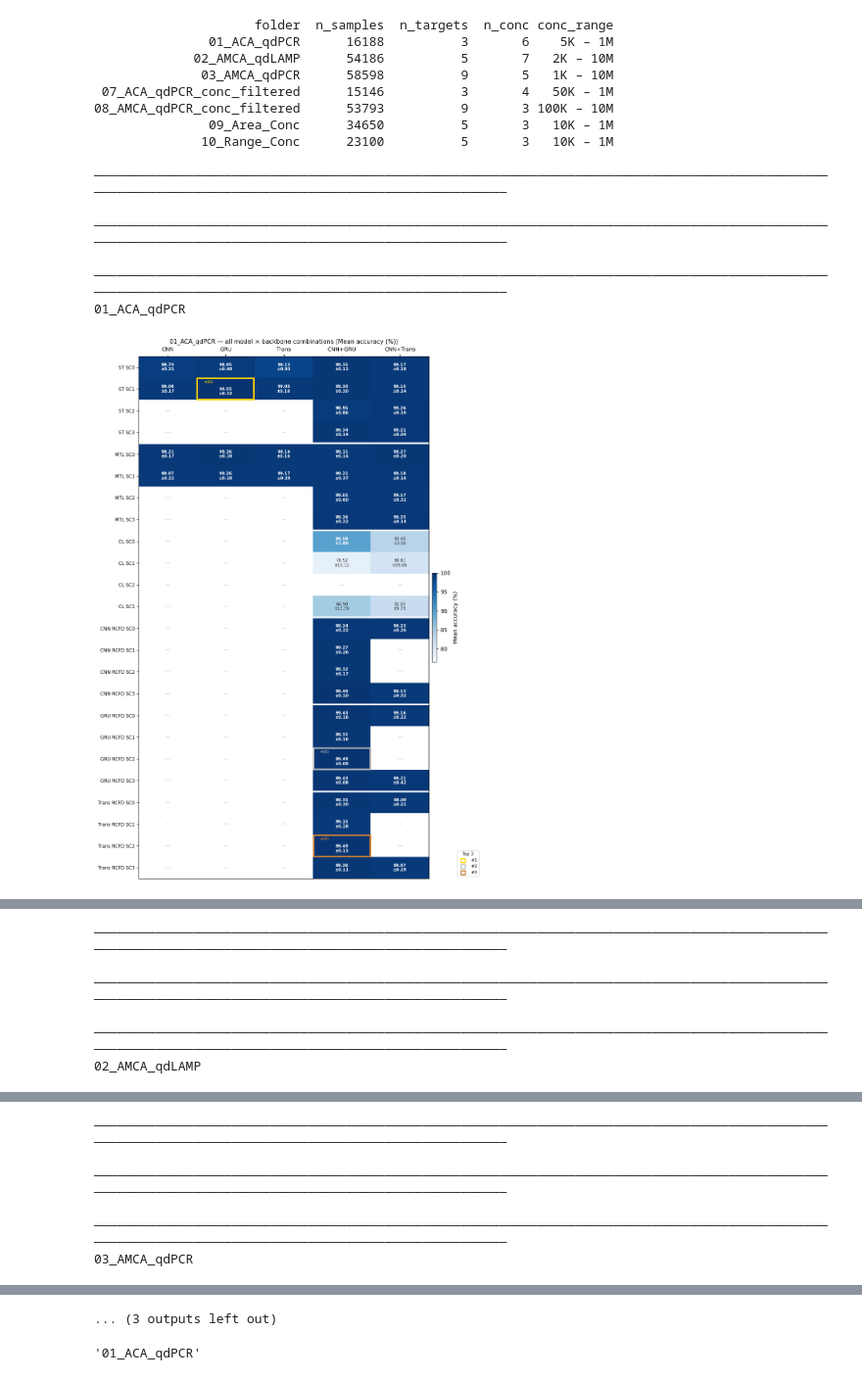
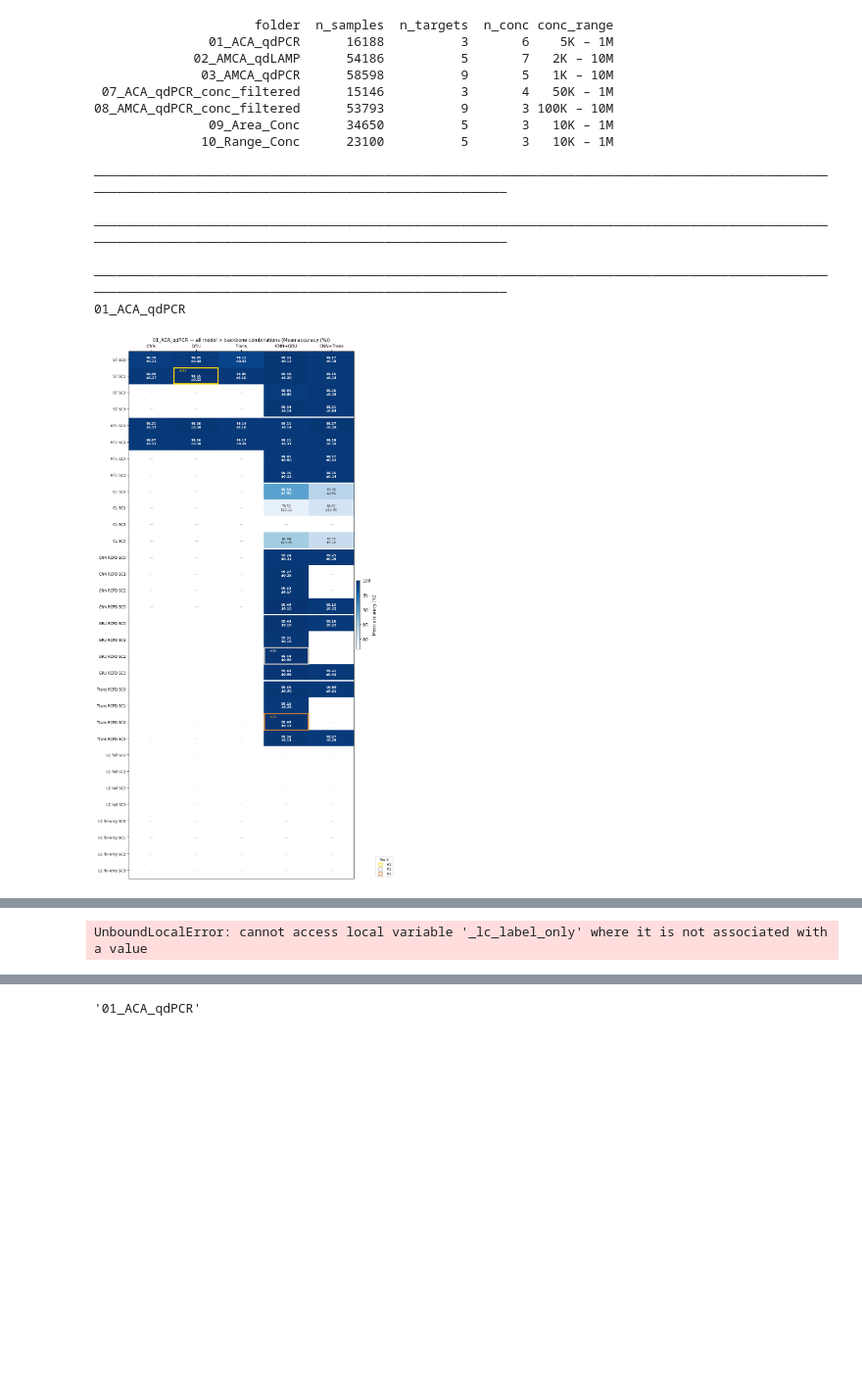
Before and after one commit to kautsarg/POC_DDM, a Jupyter notebook: gk_code/main/notebooks/lab_mtl_result_analysis.ipynb, the cells around one changed output, grey strips where cells are left out. Shown at 98% size. Drawn from its saved outputs; the diff is of its cells as text; code cells hidden in the pictures; blank space fills up the shorter version.

Commit message:
add label consolidation as alternative to consider the sample concentration

```diff
--- a/gk_code/main/notebooks/lab_mtl_result_analysis.ipynb
+++ b/gk_code/main/notebooks/lab_mtl_result_analysis.ipynb
@@ -1604,9 +1684,9 @@ _SC_COL_LABELS = ['SC 0\n(Base)', 'SC 1\n(SupCon)', 'SC 2\n(Branch2)', 'SC 3\n(B
 
 
 def plot_all_combinations_gru(res_entry, title='', metric='accuracy', print_table=False):
-    """6 x 4 heat map: CNN+GRU Dual variants only.
+    """8 x 4 heat map: CNN+GRU Dual variants only.
 
-    Rows (6): ST / MTL / CL / CNN-RCFD / GRU-RCFD / Trans-RCFD
+    Rows (8): ST / MTL / CL / CNN-RCFD / GRU-RCFD / Trans-RCFD / LC full / LC lbl-only
     Cols  (4): SC 0 / SC 1 / SC 2 / SC 3
     """
     sc_variants = [0, 1, 2, 3]
@@ -1649,7 +1729,7 @@ def plot_all_combinations_gru(res_entry, title='', metric='accuracy', print_tabl
         vmax = np.nanmax(mat) * 1.05
 
     cmap = 'Blues' if metric in _HIGHER_BETTER else 'Blues_r'
-    fig, ax = plt.subplots(figsize=(7, 5))
+    fig, ax = plt.subplots(figsize=(7, 7))
     im = ax.imshow(mat, cmap=cmap, vmin=vmin, vmax=vmax, aspect='auto')
     plt.colorbar(im, ax=ax, label=_CMAP_LABEL.get(metric, metric),
                  fraction=0.02, pad=0.01)
@@ -1953,31 +2048,33 @@ for _folder in _folders:
     print(f'\n{"─"*150}')
     print(f'\n{"─"*150}\n{_folder}')
     # ── Classification metrics ─────────────────────────────────────────────
     plot_all_combinations(_res, _folder, metric='accuracy')
     # plot_all_combinations(_res, _folder, metric='sensitivity')
     # plot_all_combinations(_res, _folder, metric='specificity')
     # plot_all_combinations(_res, _folder, metric='ppv')
     # plot_all_combinations(_res, _folder, metric='npv')
     # plot_all_combinations(_res, _folder, metric='f1')
     # plot_all_combinations(_res, _folder, metric='roc_auc')
     # ── Regression metrics (MTL / RCFD only) ──────────────────────────────
     plot_all_combinations(_res, _folder, metric='rmse')
     # plot_all_combinations(_res, _folder, metric='mae')
     # plot_all_combinations(_res, _folder, metric='r2')
 #     plot_rcfd_overview(_res, _folder)
 #     plot_rcfd_vs_baseline(_res, _folder)
 #     plot_rcfd_reg_comparison(_res, _folder)
     plot_all_combinations_gru(_res, _folder, metric='accuracy')
     plot_all_combinations_gru(_res, _folder, metric='rmse')
+    plot_confusion_gru(_res, _folder, family='LC full')
+    plot_confusion_gru(_res, _folder, family='LC lbl-only')
 
 # print('\n── Cross-dataset ──')
 # for _dual in _RCFD_DUALS:
 #     plot_rcfd_across_folders(_folders, dual=_dual, outlier_filter=OUTLIER_FILTER)    plot_all_combinations_gru(_res, _folder, metric='accuracy')
 # %% [output]
 ──────────────────────────────────────────────────────────────────────────────────────────────────────────────────────────────────────────────────────
 
 ──────────────────────────────────────────────────────────────────────────────────────────────────────────────────────────────────────────────────────
 
 ──────────────────────────────────────────────────────────────────────────────────────────────────────────────────────────────────────────────────────
 01_ACA_qdPCR
-[figure, old version]
+[figure, new version]
@@ -1987,6 +2084 @@ for _folder in _folders:
-──────────────────────────────────────────────────────────────────────────────────────────────────────────────────────────────────────────────────────
-
-──────────────────────────────────────────────────────────────────────────────────────────────────────────────────────────────────────────────────────
-
-──────────────────────────────────────────────────────────────────────────────────────────────────────────────────────────────────────────────────────
-02_AMCA_qdLAMP
+UnboundLocalError: cannot access local variable '_lc_label_only' where it is not associated with a value
@@ -1997,6 +2085,0 @@ for _folder in _folders:
-──────────────────────────────────────────────────────────────────────────────────────────────────────────────────────────────────────────────────────
-
-──────────────────────────────────────────────────────────────────────────────────────────────────────────────────────────────────────────────────────
-
-──────────────────────────────────────────────────────────────────────────────────────────────────────────────────────────────────────────────────────
-03_AMCA_qdPCR
@@ -2004,4 +2086,3 @@ for _folder in _folders:
-... (3 outputs left out)
 # %%
 _folders[0]
 # %% [output]
```
Also changed, not shown: parts of 5 cells of this notebook, 7 other files.
